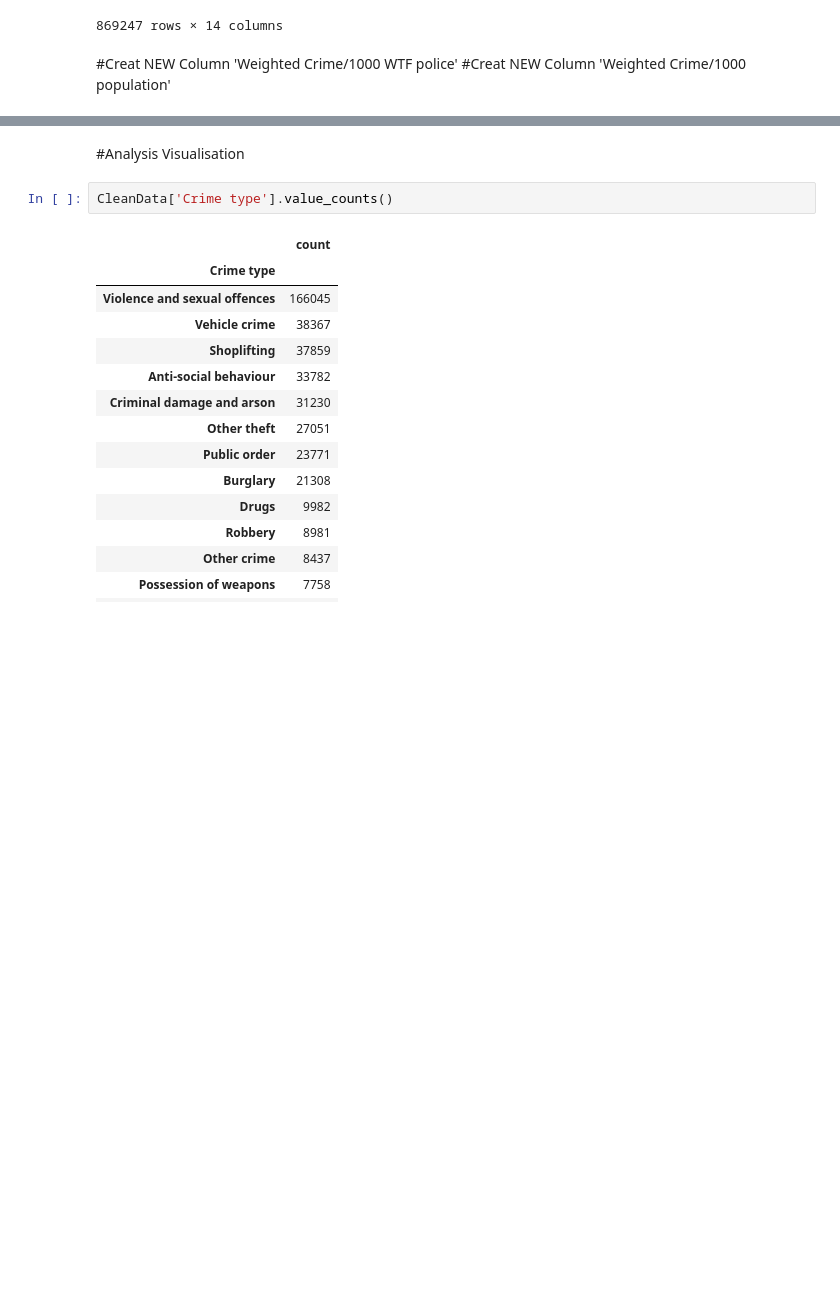
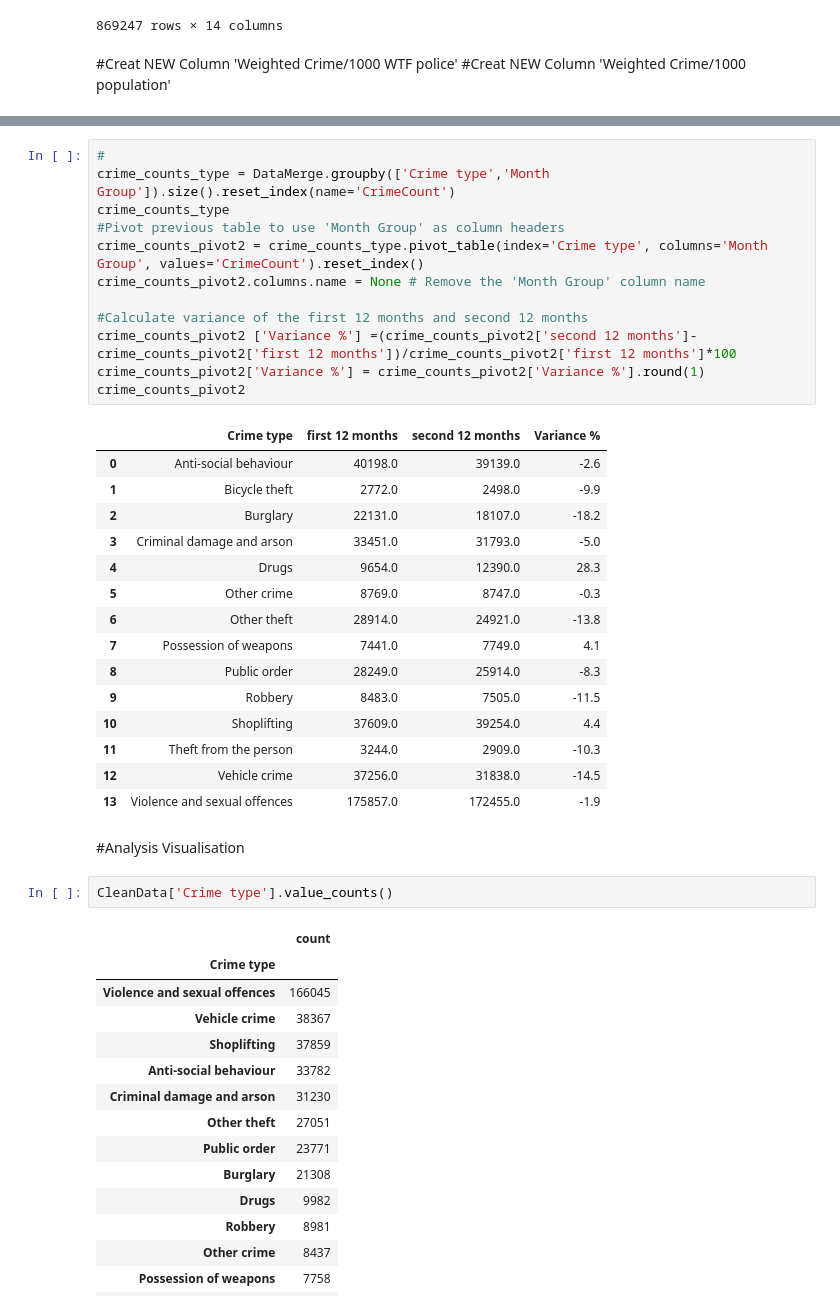
Before and after one commit to zhangwiki86-soton/L7---Data-Analysis-and-Visualisation, a Jupyter notebook: DRAFT Test Glob.ipynb, the cells around one changed output, grey strips where cells are left out. Drawn from its saved outputs; the diff is of its cells as text; blank space fills up the shorter version.

```diff
--- a/DRAFT Test Glob.ipynb
+++ b/DRAFT Test Glob.ipynb
@@ -458,3 +459,31 @@ crime_counts_pivot
+# %%
+#
+crime_counts_type = DataMerge.groupby(['Crime type','Month Group']).size().reset_index(name='CrimeCount')
+crime_counts_type
+#Pivot previous table to use 'Month Group' as column headers
+crime_counts_pivot2 = crime_counts_type.pivot_table(index='Crime type', columns='Month Group', values='CrimeCount').reset_index()
+crime_counts_pivot2.columns.name = None # Remove the 'Month Group' column name
+
+#Calculate variance of the first 12 months and second 12 months
+crime_counts_pivot2 ['Variance %'] =(crime_counts_pivot2['second 12 months']-crime_counts_pivot2['first 12 months'])/crime_counts_pivot2['first 12 months']*100
+crime_counts_pivot2['Variance %'] = crime_counts_pivot2['Variance %'].round(1)
+crime_counts_pivot2
+# %% [output]
+|  | Crime type | first 12 months | second 12 months | Variance % |
+| 0 | Anti-social behaviour | 40198.0 | 39139.0 | -2.6 |
+| 1 | Bicycle theft | 2772.0 | 2498.0 | -9.9 |
+| 2 | Burglary | 22131.0 | 18107.0 | -18.2 |
+| 3 | Criminal damage and arson | 33451.0 | 31793.0 | -5.0 |
+| 4 | Drugs | 9654.0 | 12390.0 | 28.3 |
+| 5 | Other crime | 8769.0 | 8747.0 | -0.3 |
+| 6 | Other theft | 28914.0 | 24921.0 | -13.8 |
+| 7 | Possession of weapons | 7441.0 | 7749.0 | 4.1 |
+| 8 | Public order | 28249.0 | 25914.0 | -8.3 |
+| 9 | Robbery | 8483.0 | 7505.0 | -11.5 |
+| 10 | Shoplifting | 37609.0 | 39254.0 | 4.4 |
+| 11 | Theft from the person | 3244.0 | 2909.0 | -10.3 |
+| 12 | Vehicle crime | 37256.0 | 31838.0 | -14.5 |
+| 13 | Violence and sexual offences | 175857.0 | 172455.0 | -1.9 |
 # %% [markdown]
 #Analysis Visualisation
 # %%
```
Also changed, not shown: parts of 3 cells of this notebook.
